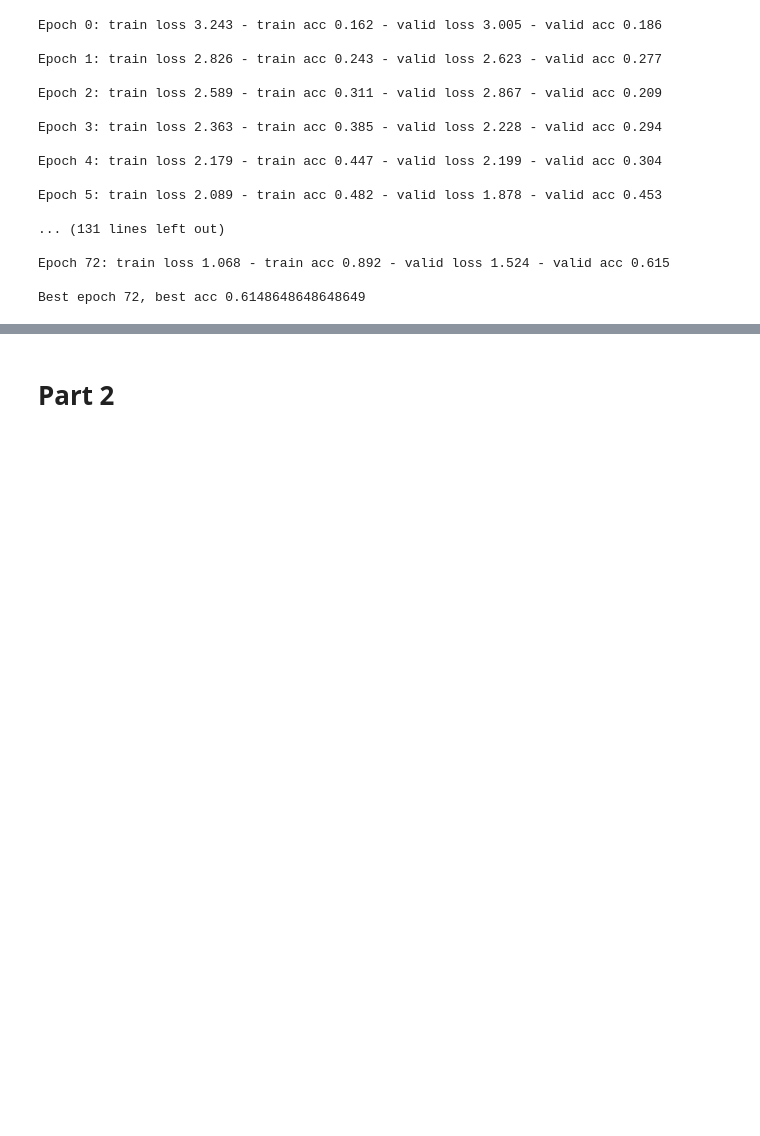
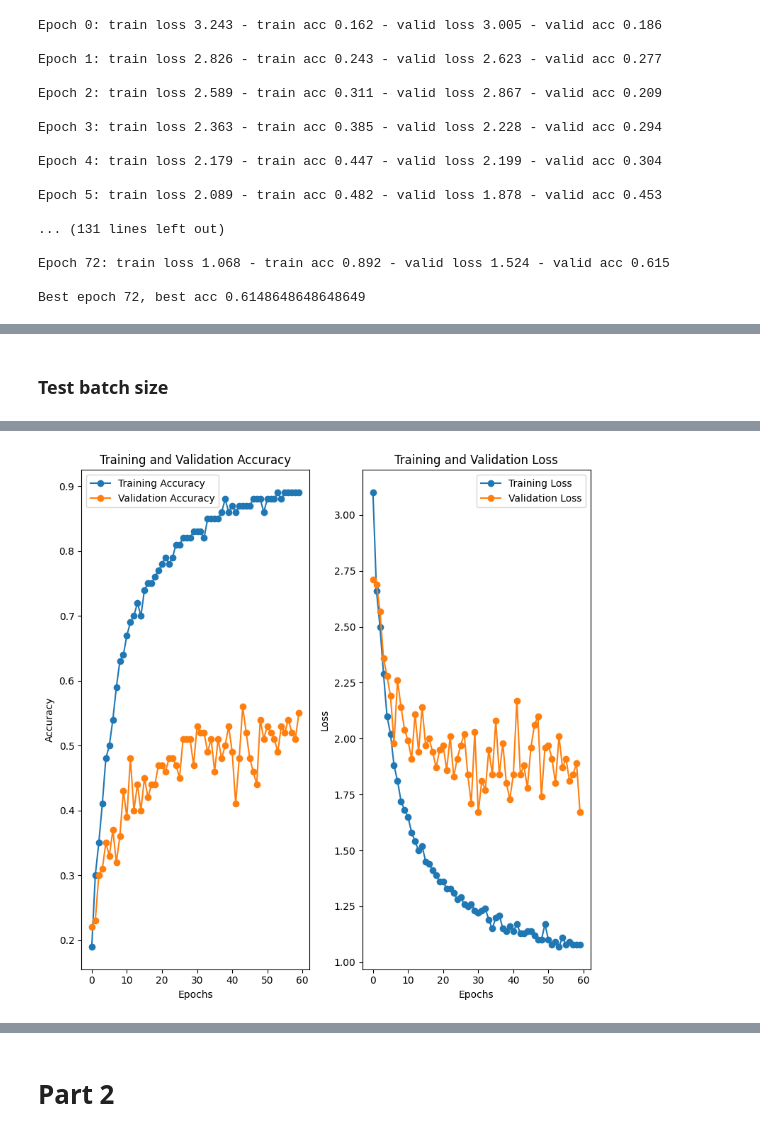
Before and after one commit to Kagannn3/IPCVAssignment1, a Jupyter notebook: IPCV_assignment2v2.ipynb, the cells around one changed output, grey strips where cells are left out. Drawn from its saved outputs; the diff is of its cells as text; code cells hidden in the pictures; blank space fills up the shorter version.

```diff
--- a/IPCV_assignment2v2.ipynb
+++ b/IPCV_assignment2v2.ipynb
@@ -432,0 +552,10 @@ Best epoch 72, best acc 0.6148648648648649
+# %% [markdown]
+### Test batch size
+# %%
+my_model = ExtendedCNN(
+    num_classes = num_classes,
+)
+my_model.to(device)
+hyperparameters['batch_size']=16
+test_plot(my_model,hyperparameters)
+# %% [output]
@@ -432,0 +563 @@ Best epoch 72, best acc 0.6148648648648649
+[figure, added]
```
Also changed, not shown: parts of 23 cells of this notebook.
